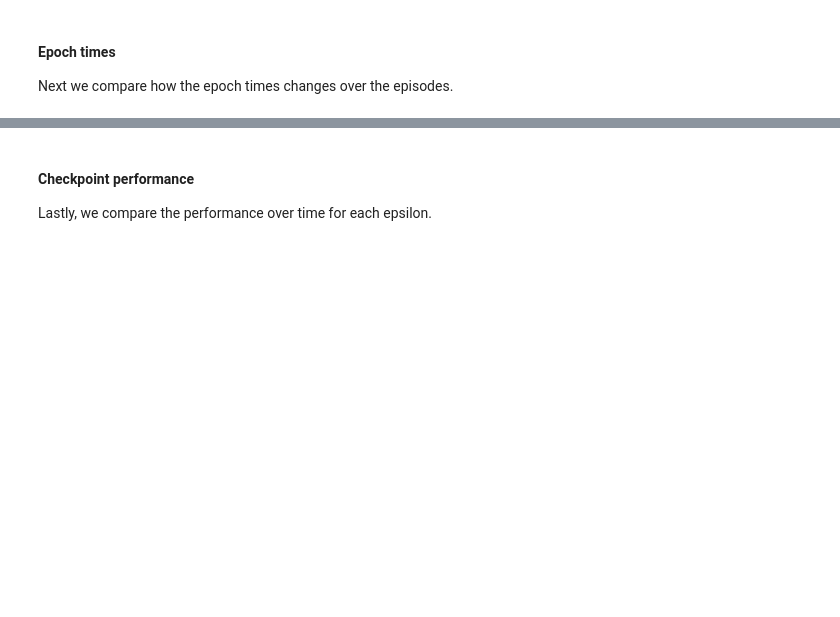
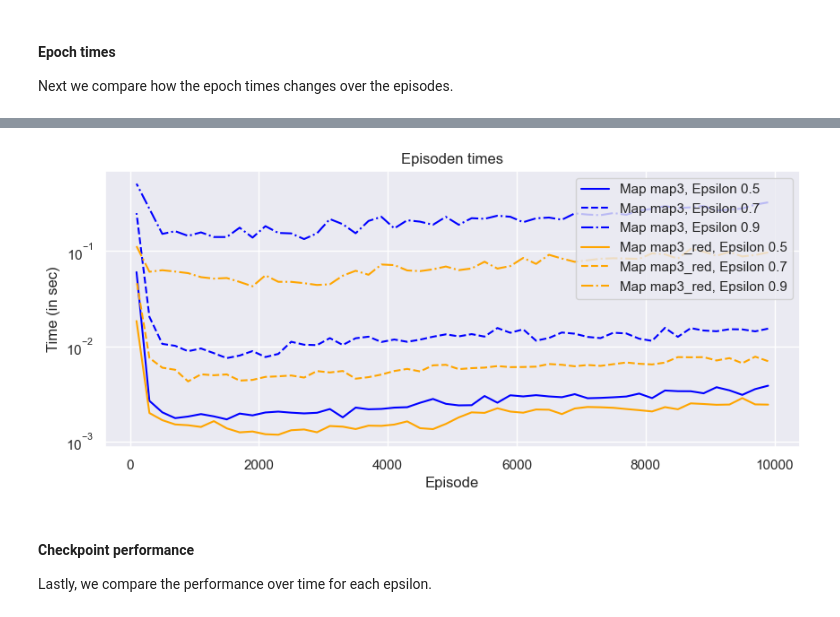
Before and after one commit to max-seeli/reinforce-path-explorer, a Jupyter notebook: train.ipynb, the cells around one changed output, grey strips where cells are left out. Cells and saved outputs as stored; diff of their text form; code cells hidden in the pictures; blank space fills up the shorter version.

```diff
--- a/train.ipynb
+++ b/train.ipynb
@@ -318,3 +325,25 @@ for map_name in unique_maps:
+# %%
+plt.figure(figsize=(10, 4))
+colors = ["blue","orange"]
+line_styles = ["-", "--", "-."]
+
+step_size = 200
+
+for map_name, c in zip(["map3", "map3_red"], colors):
+
+    map_df = df_epoch_times[df_epoch_times['map'] == map_name]
+
+    for (epsilon_val, epsilon_group), ls in zip(map_df.groupby('epsilon'), line_styles):
+        plt.plot(np.abs(np.average(epsilon_group['episode'].to_numpy().reshape(-1, step_size), axis=1)), np.abs(np.average(epsilon_group['epoch_time'].to_numpy().reshape(-1, step_size), axis=1)), linestyle=ls, label=f'Map {map_name}, Epsilon {epsilon_val}', color =c)
+
+plt.title(f'Episoden times')
+plt.xlabel('Episode')
+plt.ylabel('Time (in sec)')
+plt.yscale("log")
+plt.legend(loc="best")
+plt.show()
+# %% [output]
+[figure, added]
 # %% [markdown]
 #### Checkpoint performance
 Lastly, we compare the performance over time for each epsilon.
```
Also changed, not shown: parts of 3 cells of this notebook.
